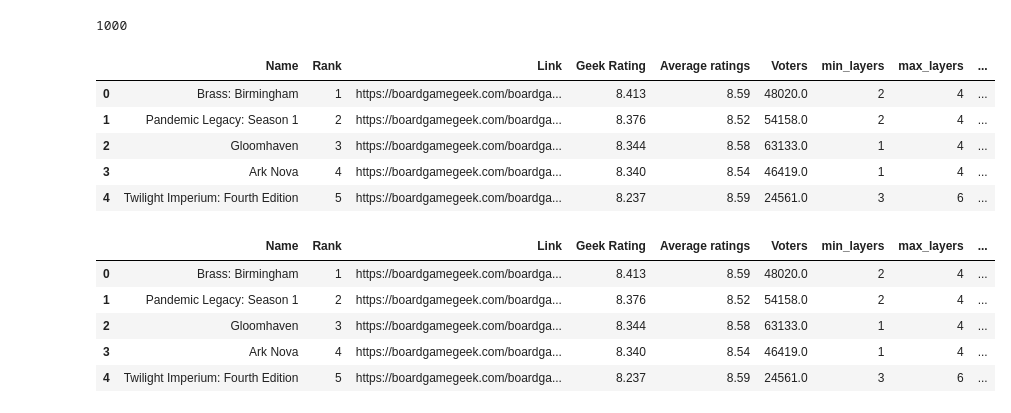
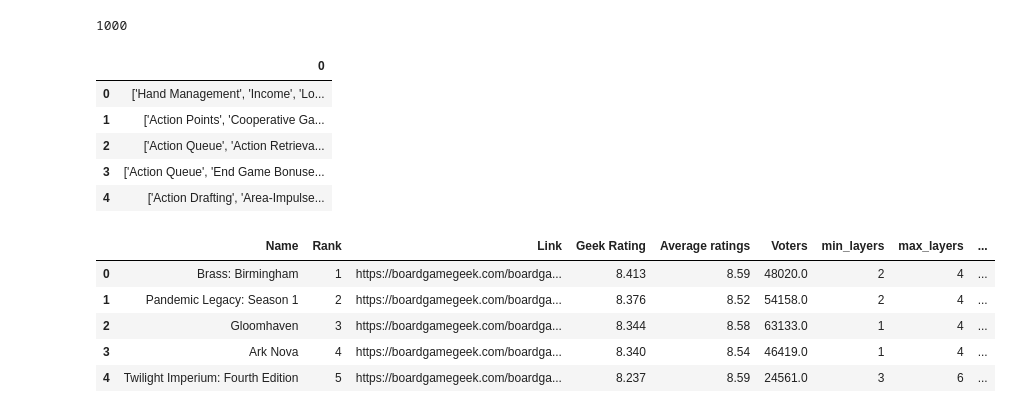
Before and after one commit to JonathanGalvanB/board-games, a Jupyter notebook: add_mechanics.ipynb, the cells around one changed output. Drawn from its saved outputs; the diff is of its cells as text; code cells hidden in the pictures.

```diff
--- a/add_mechanics.ipynb
+++ b/add_mechanics.ipynb
@@ -262,14 +261,14 @@ len(stacked_s)
 # %% [output]
 1000
 # %%
-db.head()
+stacked_s.head()
 # %% [output]
-|  | Name | Rank | Link | Geek Rating | Average ratings | Voters | min_layers | max_layers | ... |
-| 0 | Brass: Birmingham | 1 | https://boardgamegeek.com/boardga... | 8.413 | 8.59 | 48020.0 | 2 | 4 | ... |
-| 1 | Pandemic Legacy: Season 1 | 2 | https://boardgamegeek.com/boardga... | 8.376 | 8.52 | 54158.0 | 2 | 4 | ... |
-| 2 | Gloomhaven | 3 | https://boardgamegeek.com/boardga... | 8.344 | 8.58 | 63133.0 | 1 | 4 | ... |
-| 3 | Ark Nova | 4 | https://boardgamegeek.com/boardga... | 8.340 | 8.54 | 46419.0 | 1 | 4 | ... |
-| 4 | Twilight Imperium: Fourth Edition | 5 | https://boardgamegeek.com/boardga... | 8.237 | 8.59 | 24561.0 | 3 | 6 | ... |
+|  | 0 |
+| 0 | ['Hand Management', 'Income', 'Lo... |
+| 1 | ['Action Points', 'Cooperative Ga... |
+| 2 | ['Action Queue', 'Action Retrieva... |
+| 3 | ['Action Queue', 'End Game Bonuse... |
+| 4 | ['Action Drafting', 'Area-Impulse... |
 # %%
 stacked_s.name='mechanics'
 # %%
```
Also changed, not shown: parts of 19 cells of this notebook, 2 other files.
